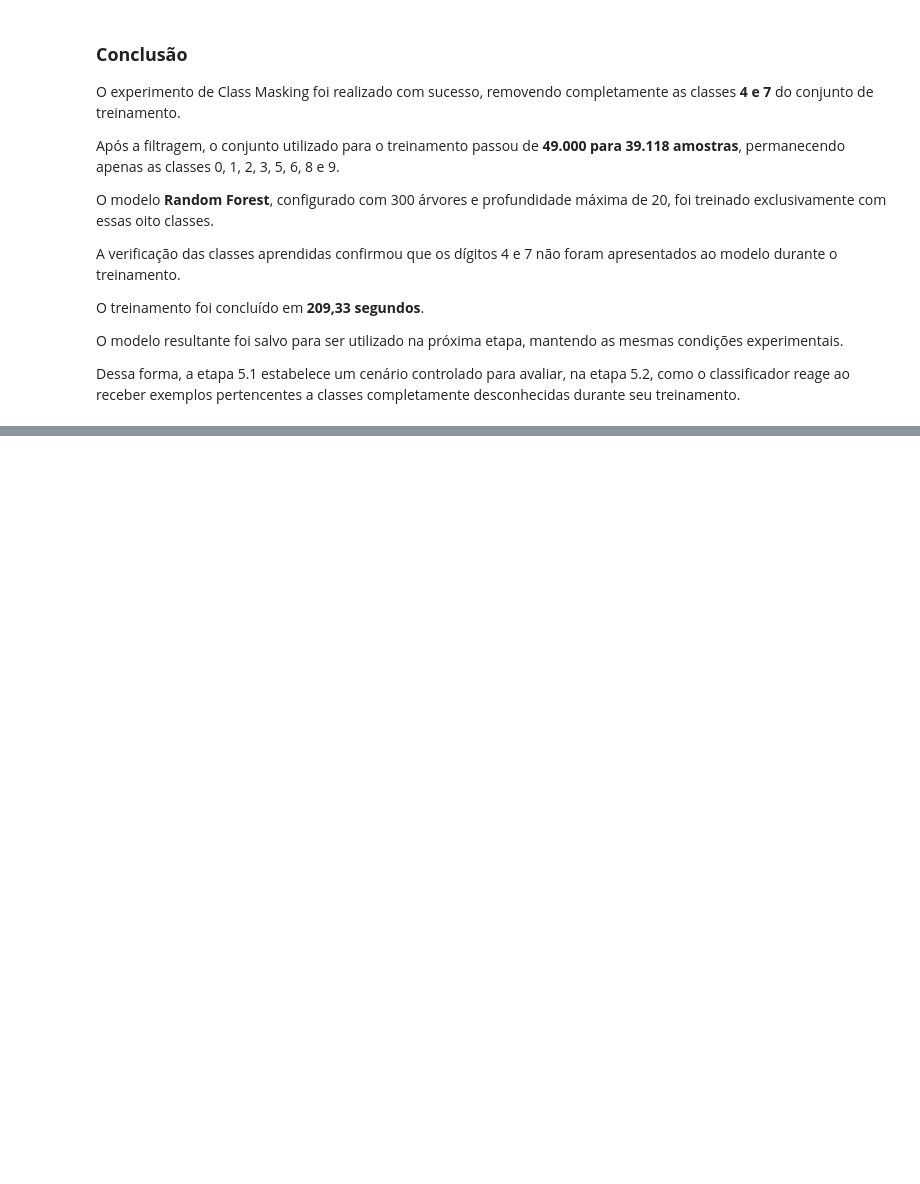
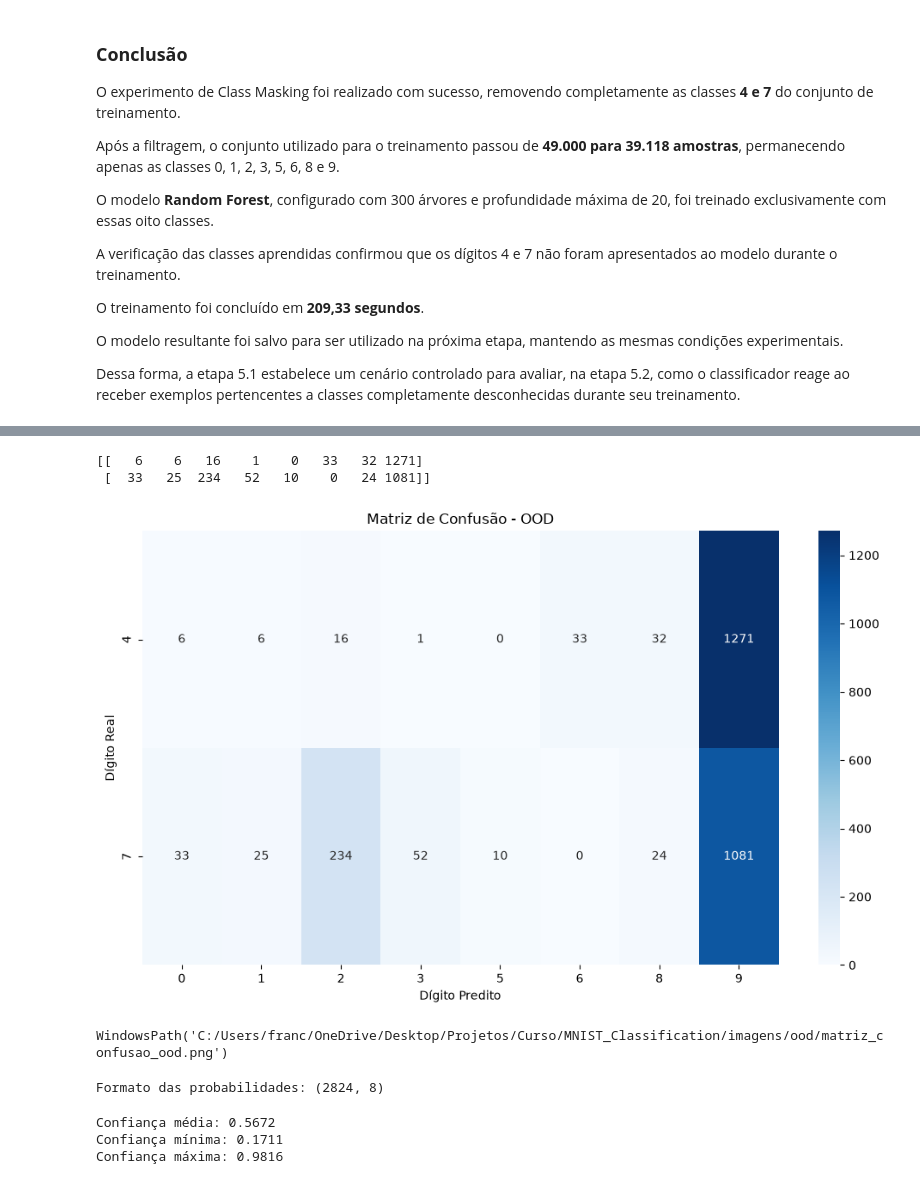
Before and after one commit to Franciane-sl/MNIST_Classification, a Jupyter notebook: notebooks/mnist_classification.ipynb, the cells around one changed output, grey strips where cells are left out. Saved outputs shown, nothing was run; the diff lists cells and outputs as text; code cells hidden in the pictures; blank space fills up the shorter version.

```diff
--- a/notebooks/mnist_classification.ipynb
+++ b/notebooks/mnist_classification.ipynb
@@ -1940,0 +1971,7 @@ Dessa forma, a etapa 5.1 estabelece um cenário controlado para avaliar, na etap
+# %%
+previsoes_ood, tempo_predicao_ood = prever_modelo(
+    modelo_rf_masked,
+    X_ood
+)
+
+print(f"Tempo de predição OOD: {tempo_predicao_ood:.2f} segundos")
@@ -1940,0 +2002,42 @@ Dessa forma, a etapa 5.1 estabelece um cenário controlado para avaliar, na etap
+# %%
+classes_preditas_ood = modelo_rf_masked.classes_
+
+matriz_ood = calcular_matriz_confusao_ood(
+    y_ood,
+    previsoes_ood,
+    classes_ocultadas,
+    classes_preditas_ood
+)
+
+print(matriz_ood)
+# %% [output]
+[[   6    6   16    1    0   33   32 1271]
+ [  33   25  234   52   10    0   24 1081]]
+# %%
+plotar_matriz_confusao_ood(
+    matriz_ood,
+    classes_ocultadas,
+    classes_preditas_ood
+)
+# %% [output]
+[figure, added]
+WindowsPath('C:/Users/franc/OneDrive/Desktop/Projetos/Curso/MNIST_Classification/imagens/ood/matriz_confusao_ood.png')
+# %%
+probabilidades_ood = obter_probabilidades(
+    modelo_rf_masked,
+    X_ood
+)
+
+print("Formato das probabilidades:", probabilidades_ood.shape)
+# %% [output]
+Formato das probabilidades: (2824, 8)
+# %%
+confiancas_ood = probabilidades_ood.max(axis=1)
+
+print(f"Confiança média: {confiancas_ood.mean():.4f}")
+print(f"Confiança mínima: {confiancas_ood.min():.4f}")
+print(f"Confiança máxima: {confiancas_ood.max():.4f}")
+# %% [output]
+Confiança média: 0.5672
+Confiança mínima: 0.1711
+Confiança máxima: 0.9816
```
Also changed, not shown: parts of 9 cells of this notebook.
